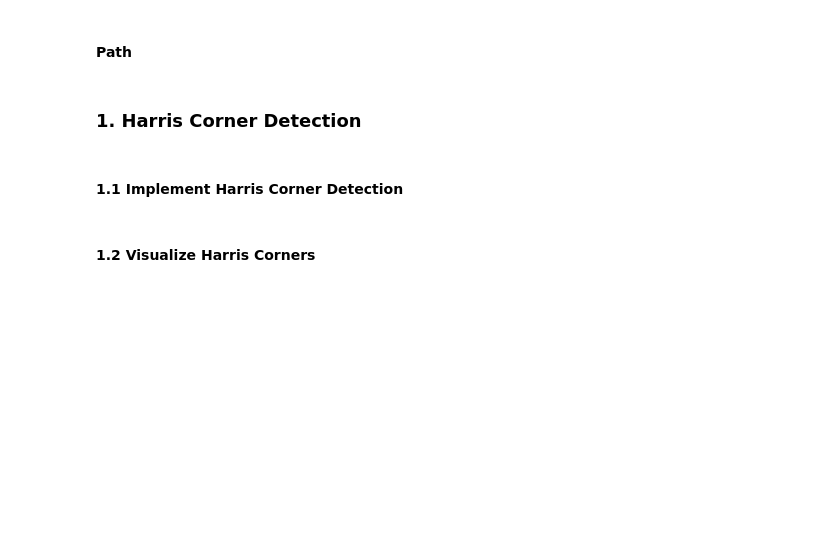
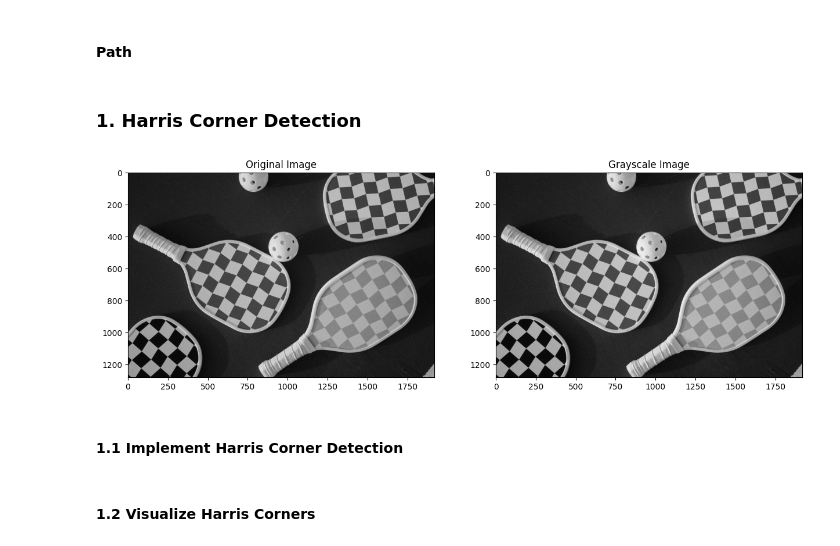
Before and after one commit to jewoolee0502/ComputerVision, a Jupyter notebook: ECSE415_A2.ipynb, the cells around one changed output. Drawn from its saved outputs; the diff is of its cells as text; code cells hidden in the pictures; blank space fills up the shorter version.

```diff
--- a/ECSE415_A2.ipynb
+++ b/ECSE415_A2.ipynb
@@ -21,8 +21,23 @@ Mounted at /content/drive
 # %% [markdown]
 #### Path
 # %%
-img_path = '/content/drive/MyDrive/McGill/2025/Fall 2025/ECSE 415/A1/quebec_city.png'
+path = '/content/drive/MyDrive/McGill/2025/Fall 2025/ECSE 415/A2/'
 # %% [markdown]
 ### 1. Harris Corner Detection
+# %%
+# load and plot the original image since the original image is already grayscale
+img = cv2.imread(path + "checkered_pickleball_paddles.png")
+img_gray = cv2.cvtColor(img, cv2.COLOR_BGR2GRAY)
+
+fig, axes = plt.subplots(1, 2, figsize=(15, 5))
+axes[0].imshow(img)
+axes[0].set_title('Original Image')
+
+axes[1].imshow(img_gray, cmap='gray')
+axes[1].set_title('Grayscale Image')
+
+plt.show()
+# %% [output]
+[figure, added]
 # %% [markdown]
 #### 1.1 Implement Harris Corner Detection
```
Also changed, not shown: parts of 4 cells of this notebook.
